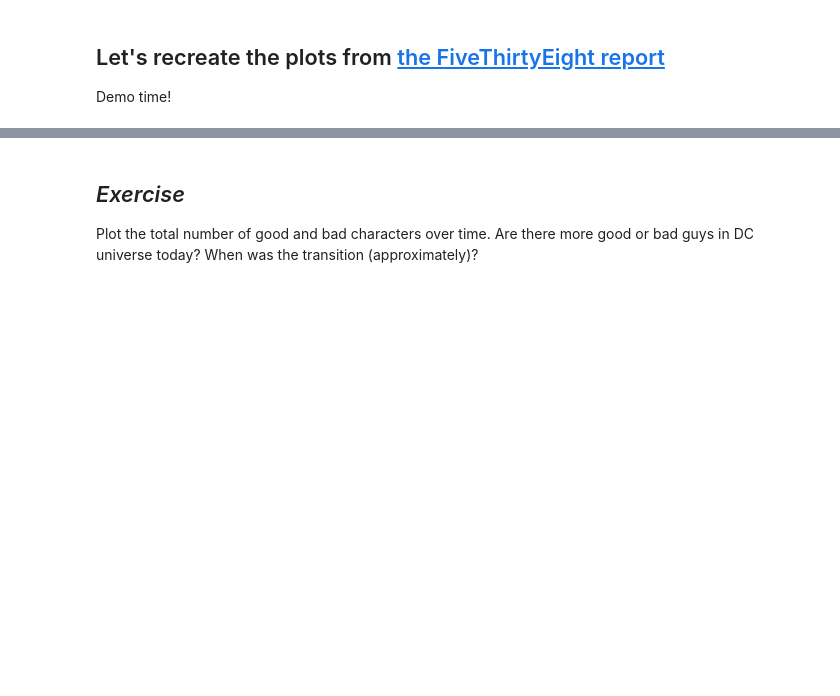
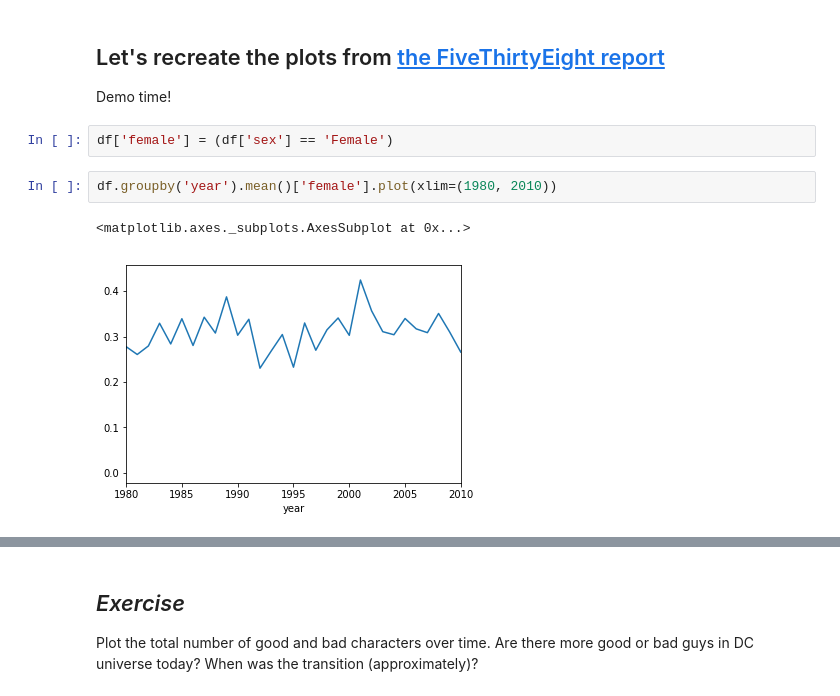
Before and after one commit to Nagasaki45/python-workshop, a Jupyter notebook: 13 - Visualizing.ipynb, the cells around one changed output, grey strips where cells are left out. Saved outputs shown, nothing was run; the diff lists cells and outputs as text; blank space fills up the shorter version.

```diff
--- a/13 - Visualizing.ipynb
+++ b/13 - Visualizing.ipynb
@@ -17,3 +20,10 @@ df['year'].hist()
 ## Let's recreate the plots from [the FiveThirtyEight report](https://fivethirtyeight.com/features/women-in-comic-books/)
 
 Demo time!
+# %%
+df['female'] = (df['sex'] == 'Female')
+# %%
+df.groupby('year').mean()['female'].plot(xlim=(1980, 2010))
+# %% [output]
+<matplotlib.axes._subplots.AxesSubplot at 0x...>
+[figure, added]
```
Also changed, not shown: parts of 4 cells of this notebook, 3 other files.
